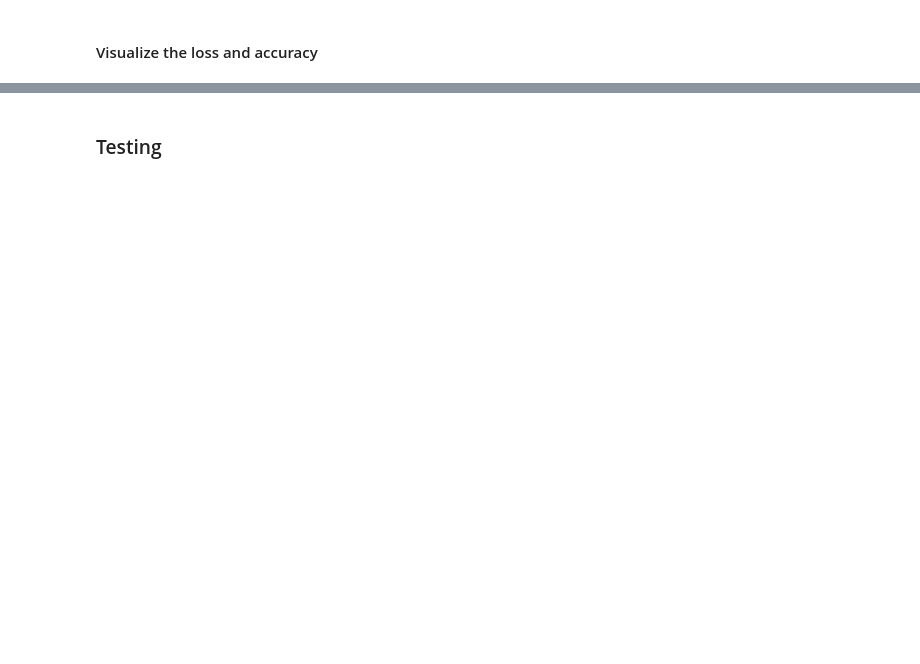
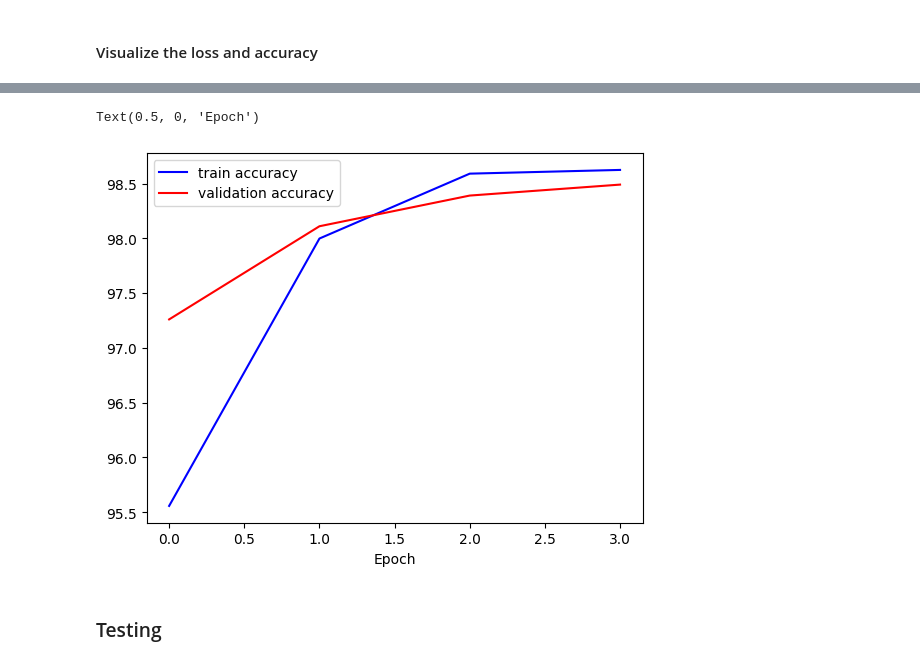
Before and after one commit to TomRavaud/MLA-Project, a Jupyter notebook: src/lenet_mnist/main.ipynb, the cells around one changed output, grey strips where cells are left out. Cells and saved outputs as stored; diff of their text form; code cells hidden in the pictures; blank space fills up the shorter version.

```diff
--- a/src/lenet_mnist/main.ipynb
+++ b/src/lenet_mnist/main.ipynb
@@ -78,2 +201,15 @@ Device: cuda
+# %%
+# Accuracy
+train_accuracies = accuracy_values[0]
+val_accuracies = accuracy_values[1]
+
+plt.plot(train_accuracies, "b", label="train accuracy")
+plt.plot(val_accuracies, "r", label="validation accuracy")
+
+plt.legend()
+plt.xlabel("Epoch")
+# %% [output]
+Text(0.5, 0, 'Epoch')
+[figure, added]
 # %% [markdown]
 ### Testing
```
Also changed, not shown: parts of 7 cells of this notebook, 6 other files.
